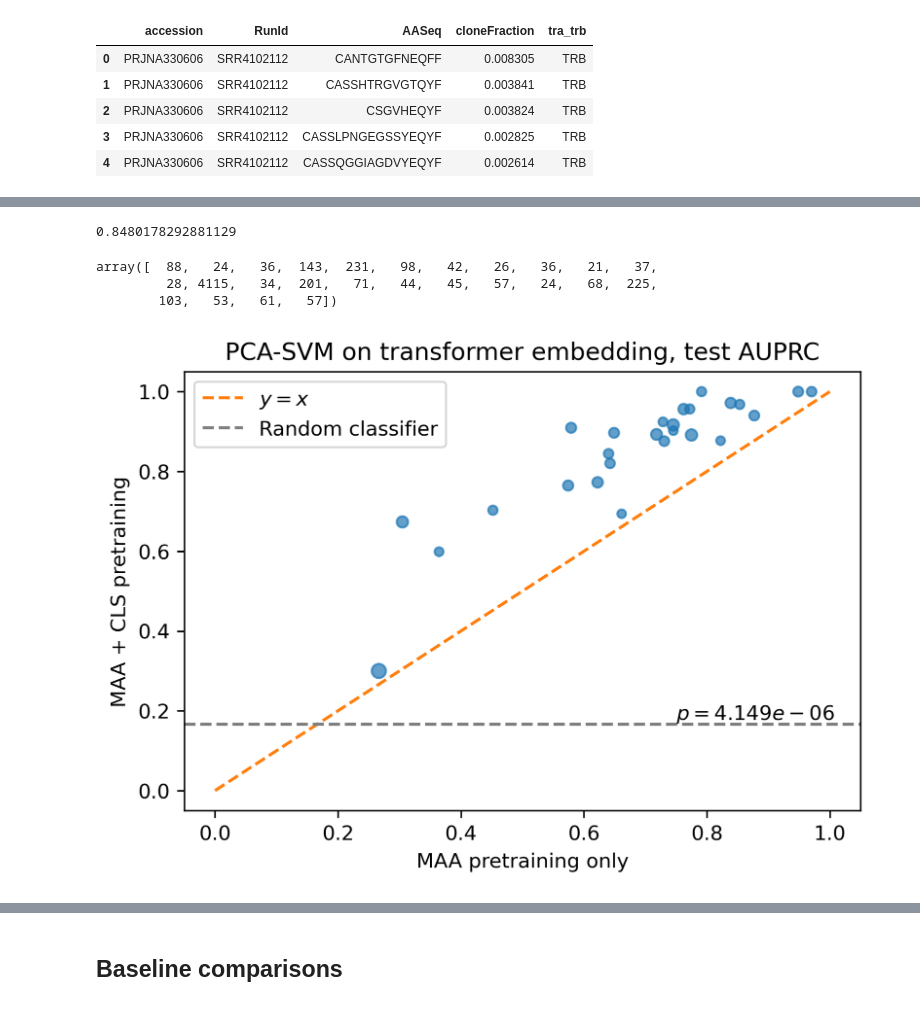
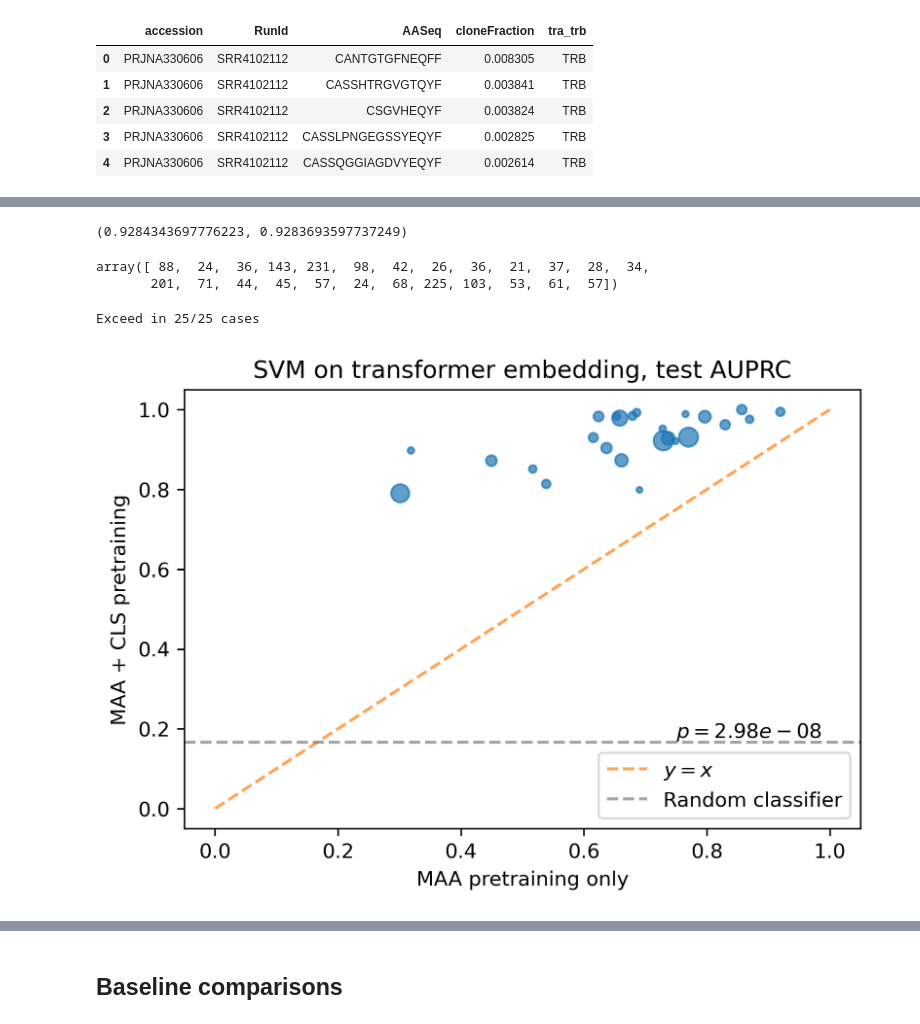
Before and after one commit to wukevin/tcr-bert, a Jupyter notebook: jupyter/antigen_cv.ipynb, the cells around one changed output, grey strips where cells are left out. Cells and saved outputs as stored; diff of their text form; code cells hidden in the pictures.

```diff
--- a/jupyter/antigen_cv.ipynb
+++ b/jupyter/antigen_cv.ipynb
@@ -27,6 +27,7 @@ import utils
 DEVICE = utils.get_device(3)
 
 FILT_EDIT_DIST = False
+N_COMPONENTS = 0.9
 
 if FILT_EDIT_DIST:
     PLOT_DIR = os.path.join(os.path.dirname(SRC_DIR), "plots/pird_antigen_cv_edit_dist_filt")
@@ -314,10 +319,10 @@ perf_pairs_df.head()
 # %%
 # Average performance for TCR-BERT
-np.mean(perf_pairs_df['MLM + CLS'])
+np.mean(perf_pairs_df['MLM + CLS, PCA-SVM']), np.mean(perf_pairs_df['MLM + CLS, SVM'])
 # %% [output]
-0.8480178292881129
+(0.9284343697776223, 0.9283693597737249)
 # %%
-def num_positives(model_dirname:str, min_positive:int=20) -> int:
+def num_positives(model_dirname:str, min_positive:int=20, max_positive:int=1000) -> int:
     """
     Given a model dir name, extract the held-out sequence, train a model to predict that
     sequence using the held-out-classifier as well as the MLM-only model. Return performance
@@ -328,7 +333,7 @@ def num_positives(model_dirname:str, min_positive:int=20) -> int:
     held_out_seq = os.path.basename(model_dirname).split("_")[-1]
     pird_pos_table = pird_data.loc[pird_data['Antigen.sequence'] == held_out_seq]
     pird_pos_trbs = list(pird_pos_table['CDR3.beta.aa'])
-    if len(pird_pos_trbs) < min_positive:
+    if len(pird_pos_trbs) < min_positive or len(pird_pos_trbs) > max_positive:
         return -1
     return len(pird_pos_trbs)
 
@@ -336,9 +341,8 @@ num_positive_examples = [num_positives(m) for m in excl_models]
 num_positive_examples = np.array([i for i in num_positive_examples if i > 0])
 num_positive_examples
 # %% [output]
-array([  88,   24,   36,  143,  231,   98,   42,   26,   36,   21,   37,
-         28, 4115,   34,  201,   71,   44,   45,   57,   24,   68,  225,
-        103,   53,   61,   57])
+array([ 88,  24,  36, 143, 231,  98,  42,  26,  36,  21,  37,  28,  34,
+       201,  71,  44,  45,  57,  24,  68, 225, 103,  53,  61,  57])
 # %%
 def antigen_cv_plot(
     xaxis:str, yaxis:str,
@@ -347,39 +351,41 @@ def antigen_cv_plot(
     data:pd.DataFrame = perf_pairs_df,
     fname:Optional[str] = None,
     **kwargs
 ):
     """
     Scatterplot comparing performance of two methods on xaxis and yaxis
     """
+    print(f"Exceed in {np.sum(data[yaxis] > data[xaxis])}/{len(data)} cases")
     fig, ax = plt.subplots(dpi=300)
     ax.scatter(
         data[xaxis],
         data[yaxis],
         alpha=0.7,
-        s=np.log(num_positive_examples) * 6,
+        s = num_positive_examples * 0.4,
     )
-    ax.plot([0, 1], [0, 1], linestyle="--", color='tab:orange', label="$y=x$")
-    ax.axhline(1/(5+1), linestyle='--', color='grey', label="Random classifier")
+    ax.plot([0, 1], [0, 1], linestyle="--", color='tab:orange', label="$y=x$", alpha=0.7)
+    ax.axhline(1/(5+1), linestyle='--', color='grey', label="Random classifier", alpha=0.7)
     ax.legend()
 
     stat, pval = stats.wilcoxon(data[xaxis], data[yaxis], alternative=alternative)
     if annot_p:
         ax.text(0.75, 1/(5+1), f"$p={pval:.4g}$", va='bottom')
 
     ax.set(**kwargs)
     if fname is not None:
         fig.savefig(fname, bbox_inches='tight')
     return fig
 
 antigen_cv_plot(
-    "MLM",
-    "MLM + CLS",
+    "MLM, SVM",
+    "MLM + CLS, SVM",
     xlabel="MAA pretraining only",
     ylabel="MAA + CLS pretraining",
-    title="PCA-SVM on transformer embedding, test AUPRC",
+    title="SVM on transformer embedding, test AUPRC",
     fname=os.path.join(PLOT_DIR, "mlm_vs_mlmcls.pdf"),
 ).show()
 # %% [output]
+Exceed in 25/25 cases
-[figure, old version]
+[figure, new version]
 # %%
 antigen_cv_plot(
```
Also changed, not shown: parts of 15 cells of this notebook, 11 other files.
